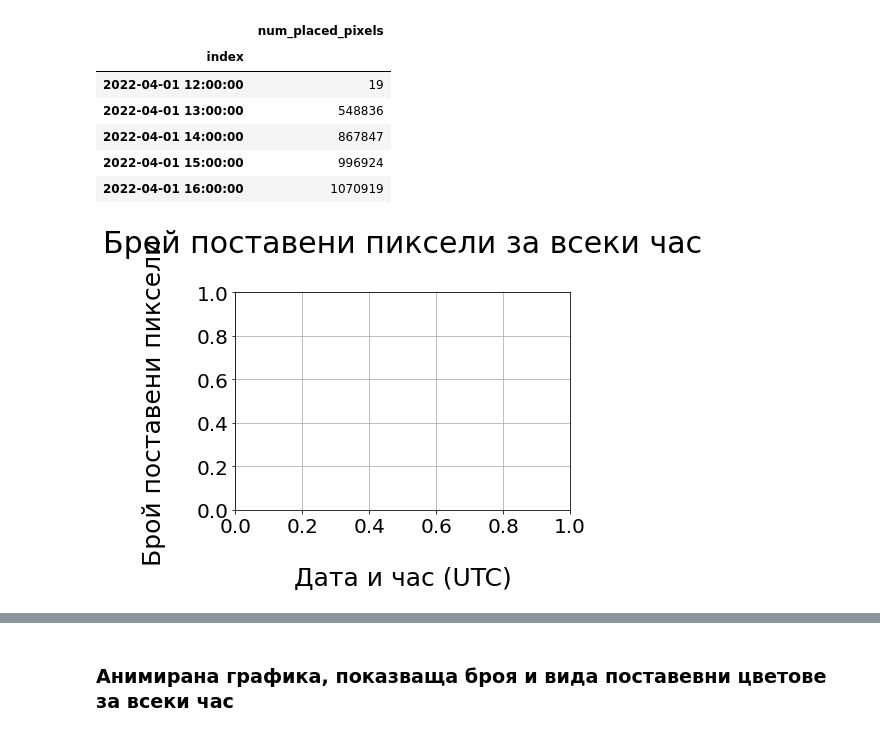
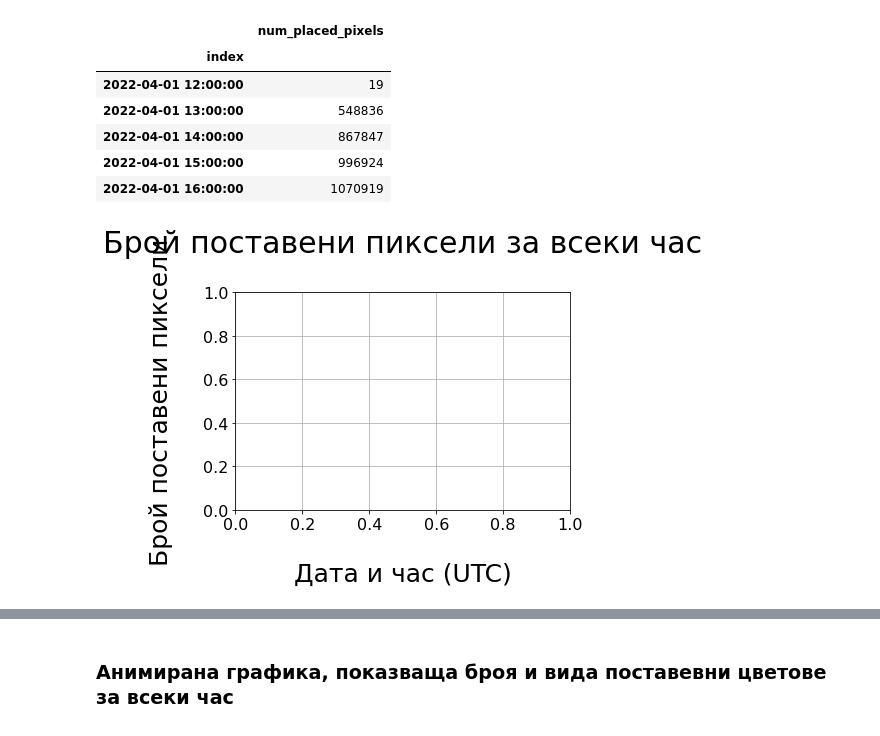
Before and after one commit to Denis-Iv/Analyzing-Social-Experiment, a Jupyter notebook: visualize_data.ipynb, the cells around one changed output, grey strips where cells are left out. Saved outputs shown, nothing was run; the diff lists cells and outputs as text; code cells hidden in the pictures.

```diff
--- a/visualize_data.ipynb
+++ b/visualize_data.ipynb
@@ -14,7 +14,7 @@ AXIS_PADDING = 30
 
 FIGSIZE = (25,10)
 # %%
-plt.rcParams['font.size'] = 15
+plt.rcParams['font.size'] = 16
 # %% [markdown]
 # Импортиране на файлове
 # %%
@@ -264,19 +225,18 @@ ddf_date.head()
 | 2022-04-01 15:00:00 | 996924 |
 | 2022-04-01 16:00:00 | 1070919 |
 # %%
-plt.rcParams['font.size'] = 20
 fig = plt.figure()
 ax = plt.axes()
 
 ax.set_title('Брой поставени пиксели за всеки час', pad=TITLE_PADDING, fontsize=TITLE_FONT_SIZE)
 ax.set_xlabel('Дата и час (UTC)', labelpad=AXIS_PADDING, fontsize=AXIS_FONT_SIZE)
 ax.set_ylabel('Брой поставени пиксели', labelpad=AXIS_PADDING, fontsize=AXIS_FONT_SIZE)
 
 ax.set_yscale('linear')
 
 ax.get_yaxis().get_major_formatter().set_scientific(False)
 ax.zorder = 3
 ax.grid(visible=True, zorder=0)
 # %% [output]
-[figure, old version]
+[figure, new version]
 # %%
```
Also changed, not shown: parts of 9 cells of this notebook, 2 other files.
